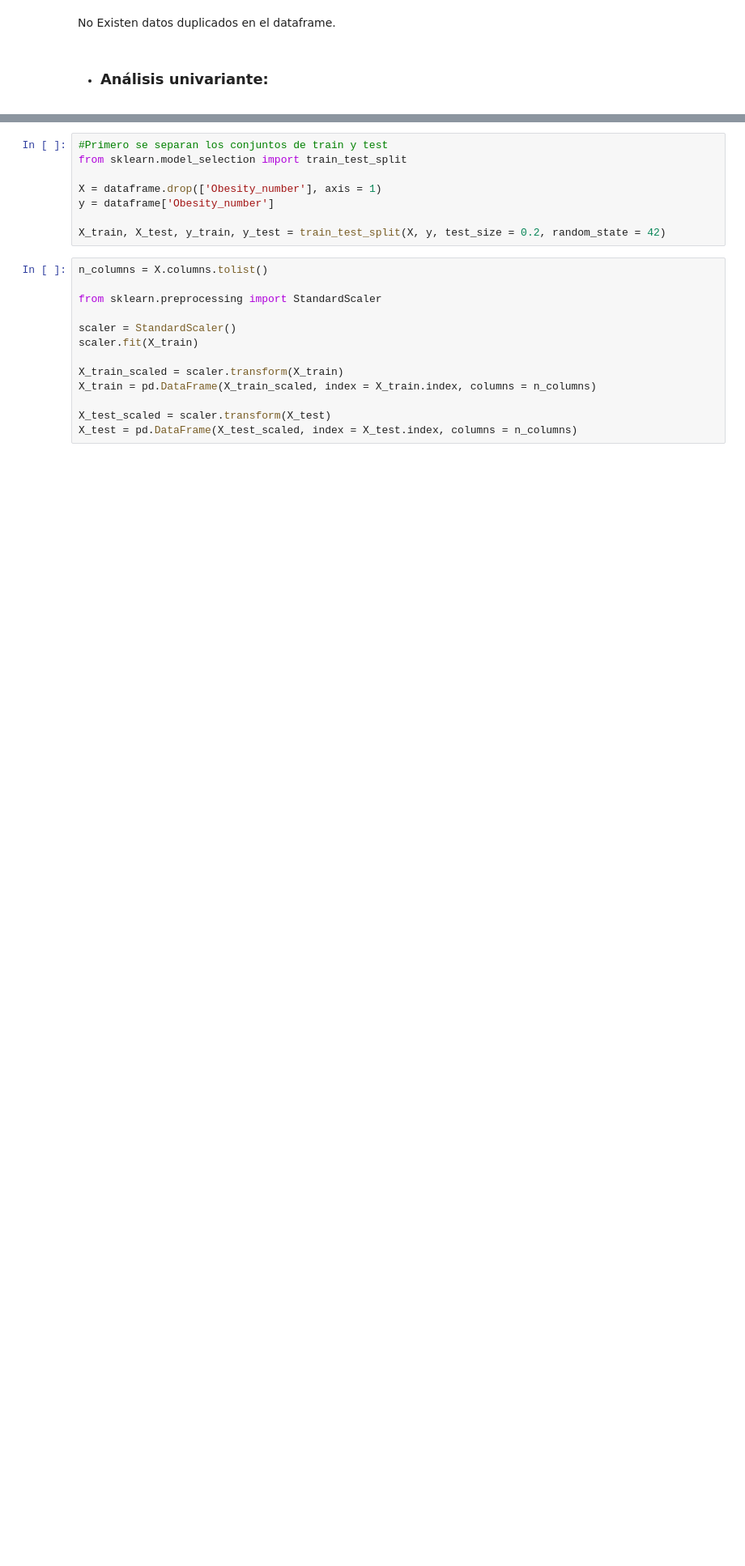
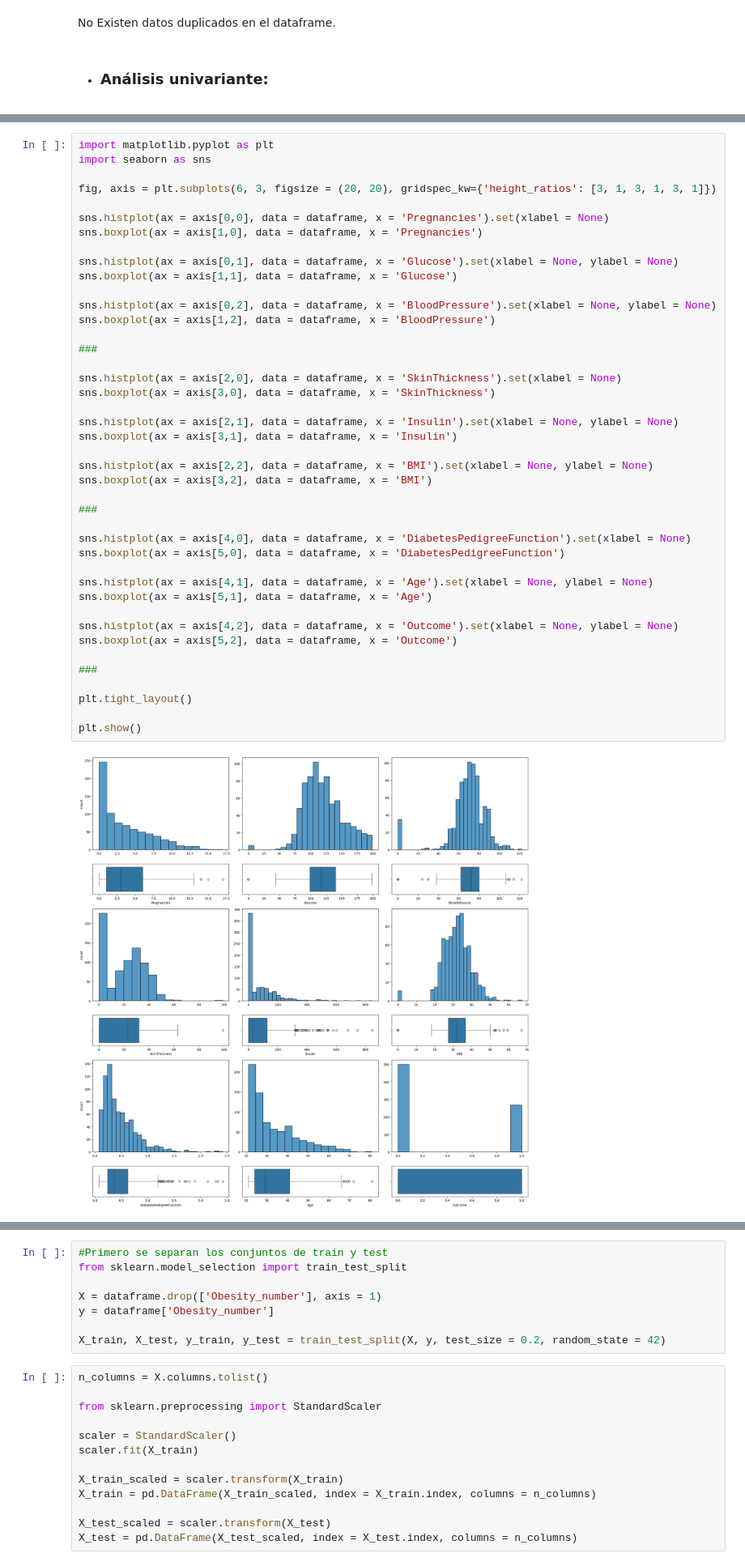
Before and after one commit to josedrosales/Analisis, a Jupyter notebook: models/Decision_tree.ipynb, the cells around one changed output, grey strips where cells are left out. Shown at 81% size. Drawn from its saved outputs; the diff is of its cells as text; blank space fills up the shorter version.

```diff
--- a/models/Decision_tree.ipynb
+++ b/models/Decision_tree.ipynb
@@ -75,0 +80,44 @@ fig, axis = plt.subplots()
+# %%
+import matplotlib.pyplot as plt
+import seaborn as sns
+
+fig, axis = plt.subplots(6, 3, figsize = (20, 20), gridspec_kw={'height_ratios': [3, 1, 3, 1, 3, 1]})
+
+sns.histplot(ax = axis[0,0], data = dataframe, x = 'Pregnancies').set(xlabel = None)
+sns.boxplot(ax = axis[1,0], data = dataframe, x = 'Pregnancies')
+
+sns.histplot(ax = axis[0,1], data = dataframe, x = 'Glucose').set(xlabel = None, ylabel = None)
+sns.boxplot(ax = axis[1,1], data = dataframe, x = 'Glucose')
+
+sns.histplot(ax = axis[0,2], data = dataframe, x = 'BloodPressure').set(xlabel = None, ylabel = None)
+sns.boxplot(ax = axis[1,2], data = dataframe, x = 'BloodPressure')
+
+###
+
+sns.histplot(ax = axis[2,0], data = dataframe, x = 'SkinThickness').set(xlabel = None)
+sns.boxplot(ax = axis[3,0], data = dataframe, x = 'SkinThickness')
+
+sns.histplot(ax = axis[2,1], data = dataframe, x = 'Insulin').set(xlabel = None, ylabel = None)
+sns.boxplot(ax = axis[3,1], data = dataframe, x = 'Insulin')
+
+sns.histplot(ax = axis[2,2], data = dataframe, x = 'BMI').set(xlabel = None, ylabel = None)
+sns.boxplot(ax = axis[3,2], data = dataframe, x = 'BMI')
+
+###
+
+sns.histplot(ax = axis[4,0], data = dataframe, x = 'DiabetesPedigreeFunction').set(xlabel = None)
+sns.boxplot(ax = axis[5,0], data = dataframe, x = 'DiabetesPedigreeFunction')
+
+sns.histplot(ax = axis[4,1], data = dataframe, x = 'Age').set(xlabel = None, ylabel = None)
+sns.boxplot(ax = axis[5,1], data = dataframe, x = 'Age')
+
+sns.histplot(ax = axis[4,2], data = dataframe, x = 'Outcome').set(xlabel = None, ylabel = None)
+sns.boxplot(ax = axis[5,2], data = dataframe, x = 'Outcome')
+
+###
+
+plt.tight_layout()
+
+plt.show()
+# %% [output]
+[figure, added]
```
Also changed, not shown: parts of 5 cells of this notebook.
